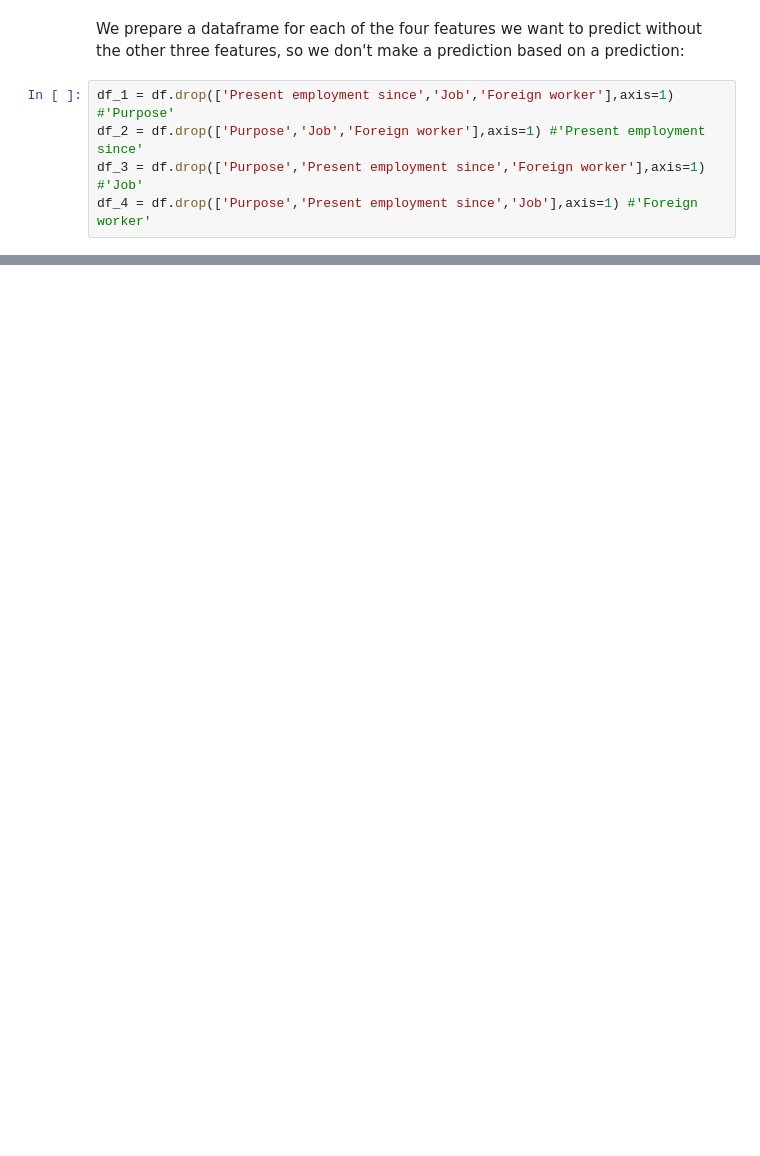
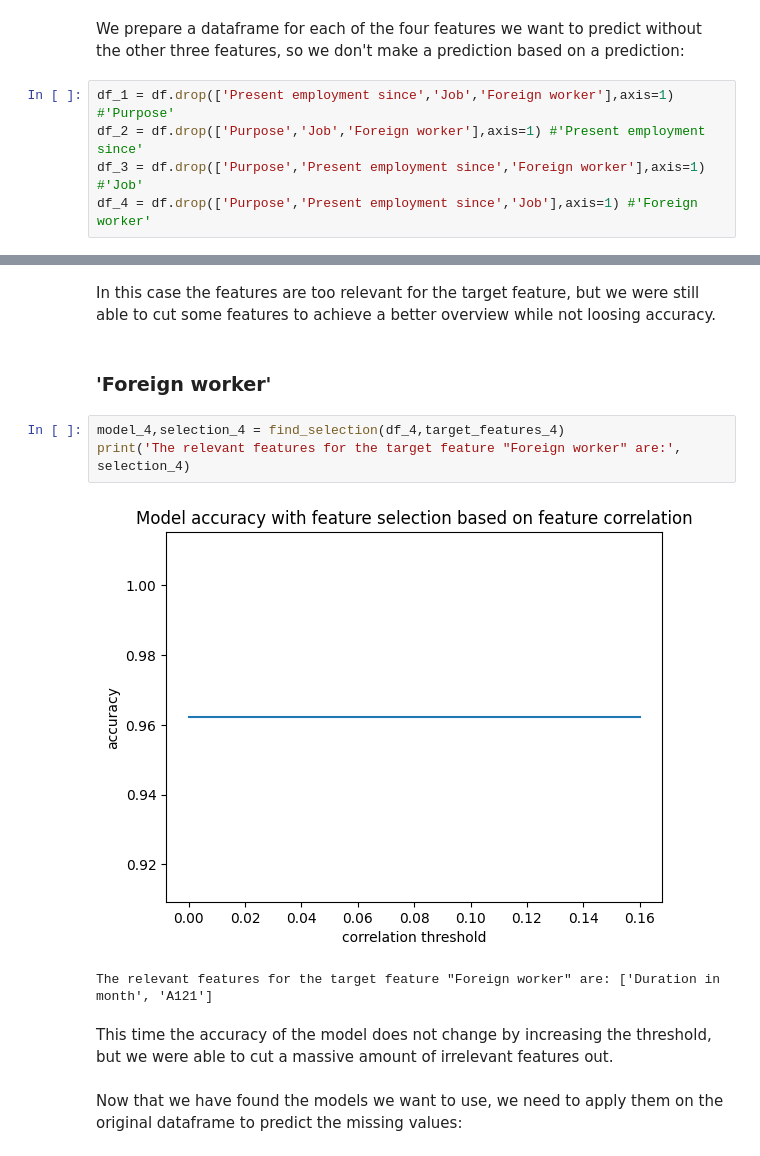
Before and after one commit to kfc-manager/Project_4_Creditworthiness, a Jupyter notebook: creditworthiness.ipynb, the cells around one changed output, grey strips where cells are left out. Drawn from its saved outputs; the diff is of its cells as text; blank space fills up the shorter version.

```diff
--- a/creditworthiness.ipynb
+++ b/creditworthiness.ipynb
@@ -210,0 +270,14 @@ As we can see the models, which have to perform multi-class classification are n
+# %% [markdown]
+In this case the features are too relevant for the target feature, but we were still able to cut some features to achieve a better overview while not loosing accuracy.
+# %% [markdown]
+### 'Foreign worker'
+# %%
+model_4,selection_4 = find_selection(df_4,target_features_4)
+print('The relevant features for the target feature "Foreign worker" are:', selection_4)
+# %% [output]
+[figure, added]
+The relevant features for the target feature "Foreign worker" are: ['Duration in month', 'A121']
+# %% [markdown]
+This time the accuracy of the model does not change by increasing the threshold, but we were able to cut a massive amount of irrelevant features out.
+# %% [markdown]
+Now that we have found the models we want to use, we need to apply them on the original dataframe to predict the missing values:
```
Also changed, not shown: parts of 43 cells of this notebook, 1 other file.
